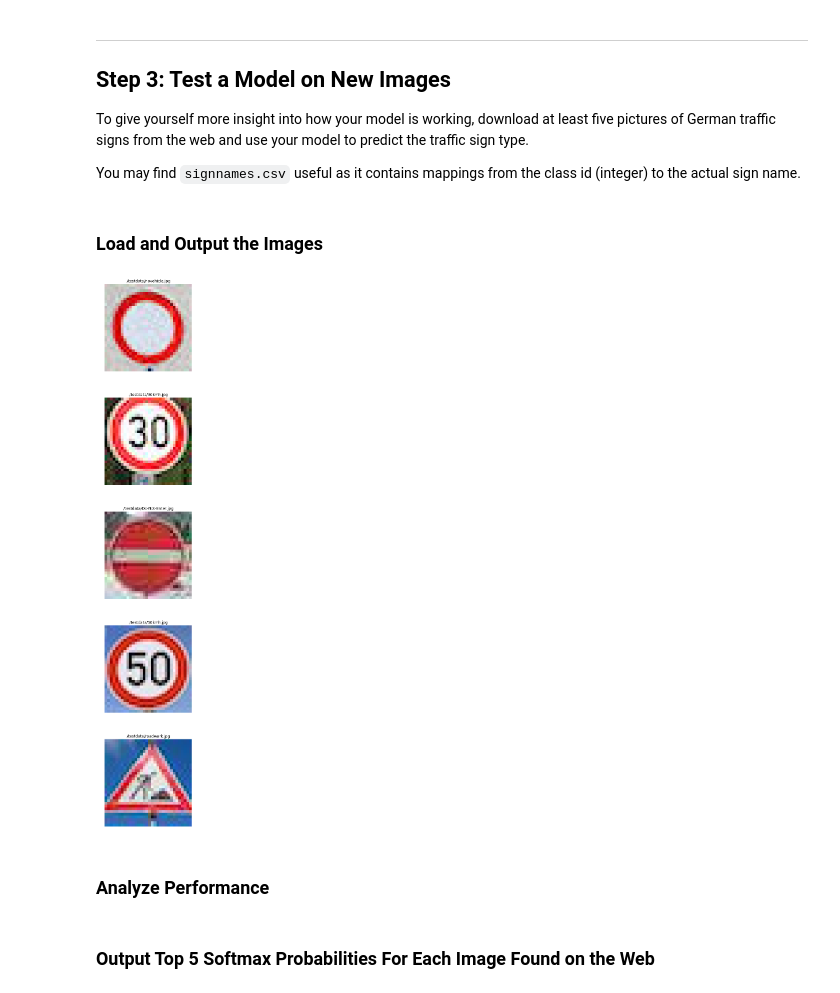
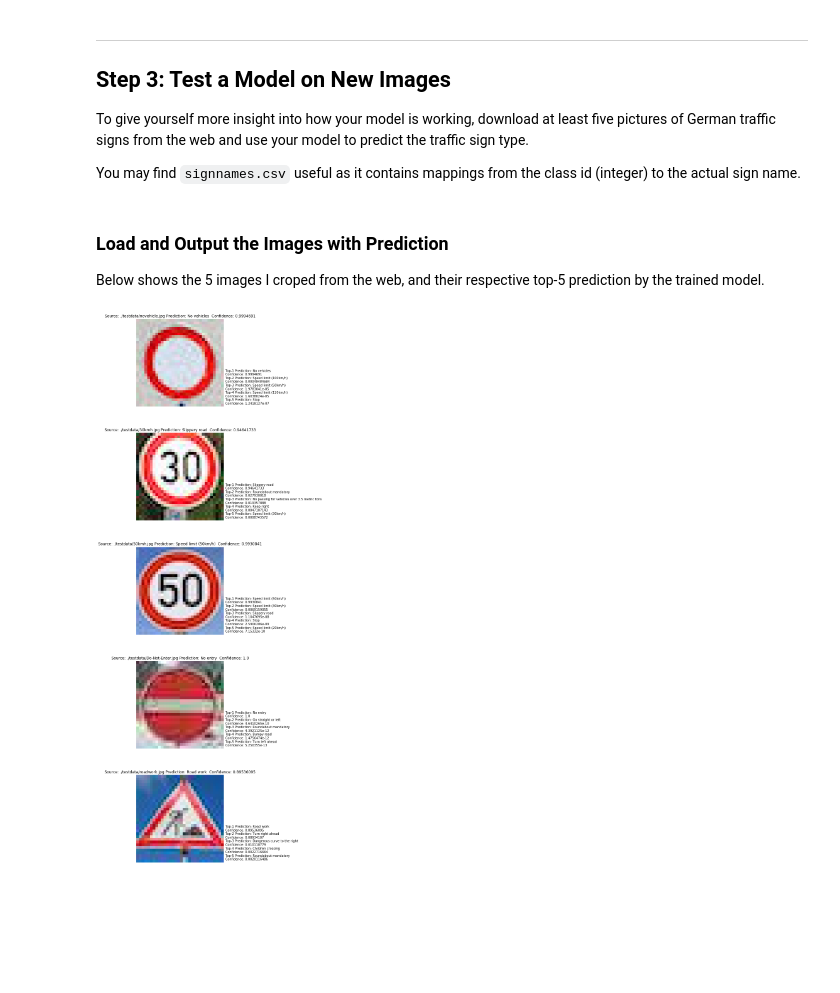
Before and after one commit to EraYJS/CarND-Traffic-Sign-Classifier-Project, a Jupyter notebook: Traffic_Sign_Classifier.ipynb, the cells around one changed output. Drawn from its saved outputs; the diff is of its cells as text; code cells hidden in the pictures; blank space fills up the shorter version.

```diff
--- a/Traffic_Sign_Classifier.ipynb
+++ b/Traffic_Sign_Classifier.ipynb
@@ -161,7 +161,7 @@ def preproc(image):
     gray = np.array(cv2.cvtColor(image, cv2.COLOR_RGB2GRAY))
     eq = np.array(cv2.equalizeHist(gray))
     eq = eq[..., np.newaxis]
-    nrom = eq - np.mean(eq)
+    norm = eq - np.mean(eq)
     return norm
 # %%
 # convert to grayscale
@@ -180,9 +180,9 @@ def preproc(image):
 # test_eq = test_eq[..., np.newaxis]
 
 # normalization
-train_norm = [preporc(image) for image in X_train]
-valid_norm = [preporc(image) for image in X_valid]
-test_norm = [preporc(image) for image in X_test]
+train_norm = [preproc(image) for image in X_train]
+valid_norm = [preproc(image) for image in X_valid]
+test_norm = [preproc(image) for image in X_test]
 
 train = np.append(np.array(train_norm), np.array(valid_norm), axis=0)
 label = np.append(np.array(y_train), np.array(y_valid), axis=0)
@@ -376,28 +372,40 @@ model.save('model.h5')
 To give yourself more insight into how your model is working, download at least five pictures of German traffic signs from the web and use your model to predict the traffic sign type.
 
 You may find `signnames.csv` useful as it contains mappings from the class id (integer) to the actual sign name.
-# %% [markdown]
-### Load and Output the Images
+# %% [markdown]
+### Load and Output the Images with Prediction
+
+Below shows the 5 images I croped from the web, and their respective top-5 prediction by the trained model.
 # %%
 ### Load the images and plot them here.
 import glob
+import heapq
+
+from tensorflow.keras.models import load_model
 
 testdata = glob.glob("./testdata/*.jpg")
 model = load_model('model.h5')
 
 fig, axs = plt.subplots(5, 1, figsize=(5, 5))
 fig.subplots_adjust(top = 5)
 axs = axs.ravel()
 for i in range(0, 5):
+    t = ""
     image = cv2.imread(testdata[i])
     image = image[...,::-1]
-    norm = preporc(image)
-    yy = predict(norm, batch_size=None, verbose=0, steps=None, callbacks=None)
+    norm = preproc(image)
+    norm = norm[np.newaxis, ...]
+    yy = model.predict(norm, batch_size=None, verbose=0, steps=None, callbacks=None)
+    top5 = heapq.nlargest(5, yy[0])
+    top5_index = np.argsort(-yy[0])
+    conf = np.max(yy)
+    yy = np.argmax(yy)
     axs[i].axis('off')
     axs[i].imshow(image)
-    axs[i].set_title("Source: " + testdata[i] + "Prediction: " + sign_names[yy])
+    axs[i].set_title("Source: " + testdata[i] + " Prediction: " + sign_names[yy] + "  Confidence: " + str(conf))
+    for j in range(0,5):
+        t += ("Top-" + str(j+1) + " Prediction: " + sign_names[top5_index[j]] + "\n" + "Confidence: " + str(top5[j]) + "\n")
+    axs[i].text(32, 32, t, ha='left', wrap=True)
 plt.show()
 # %% [output]
-[figure, old version]
+[figure, new version]
-# %% [markdown]
-### Analyze Performance
@@ -407,2 +411,0 @@ plt.show()
-# %% [markdown]
-### Output Top 5 Softmax Probabilities For Each Image Found on the Web
```
Also changed, not shown: parts of 12 cells of this notebook, 1 other file.
